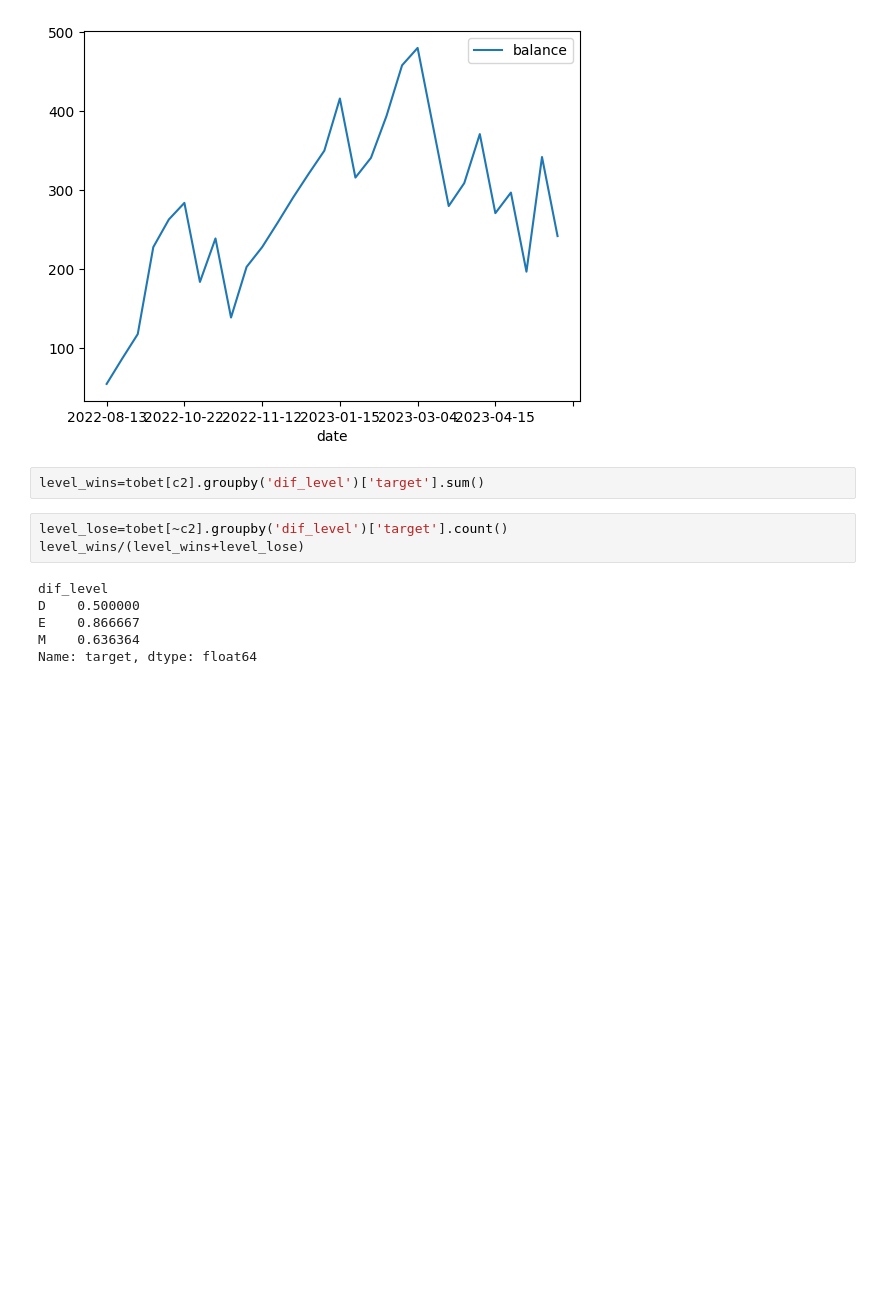
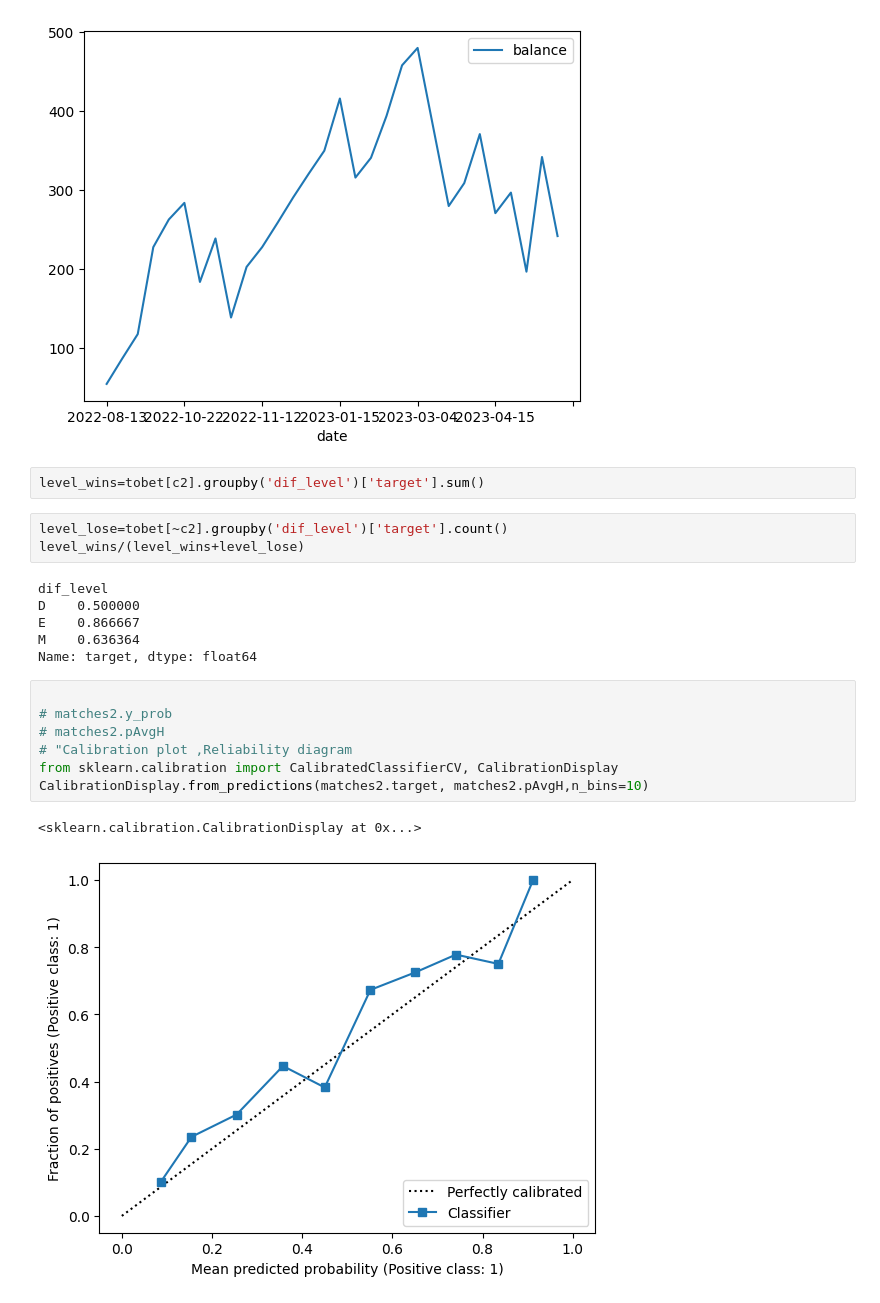
Before and after one commit to krawczyk071/predictor, a Jupyter notebook: scikit/pred_vs_odds.ipynb, the cells around one changed output. Drawn from its saved outputs; the diff is of its cells as text; blank space fills up the shorter version.

```diff
--- a/scikit/pred_vs_odds.ipynb
+++ b/scikit/pred_vs_odds.ipynb
@@ -167,3 +147,13 @@ D    0.500000
 E    0.866667
 M    0.636364
 Name: target, dtype: float64
+# %%
+
+# matches2.y_prob
+# matches2.pAvgH
+# "Calibration plot ,Reliability diagram
+from sklearn.calibration import CalibratedClassifierCV, CalibrationDisplay
+CalibrationDisplay.from_predictions(matches2.target, matches2.pAvgH,n_bins=10)
+# %% [output]
+<sklearn.calibration.CalibrationDisplay at 0x...>
+[figure, added]
```
Also changed, not shown: parts of 1 cell of this notebook, 8 other files.
